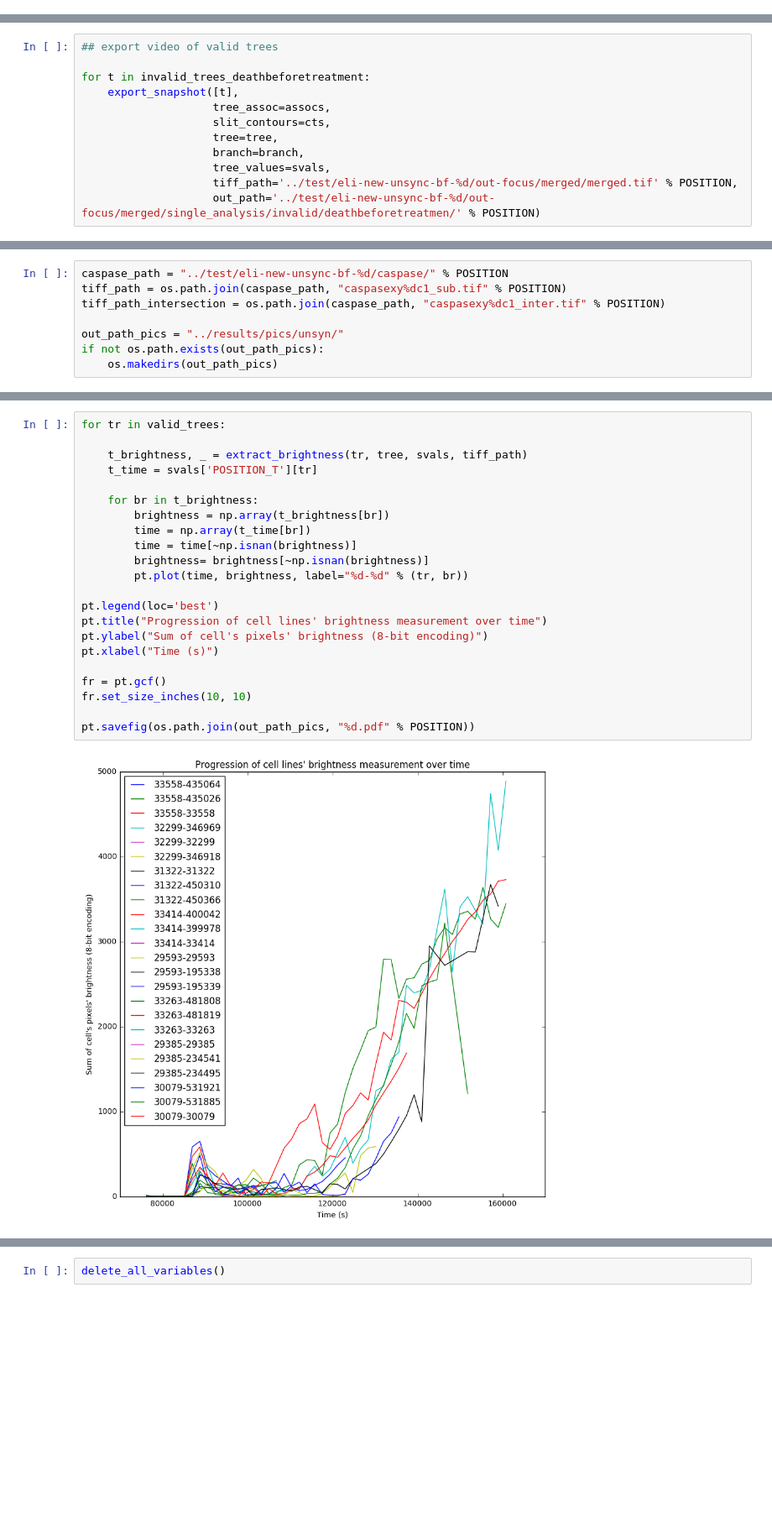
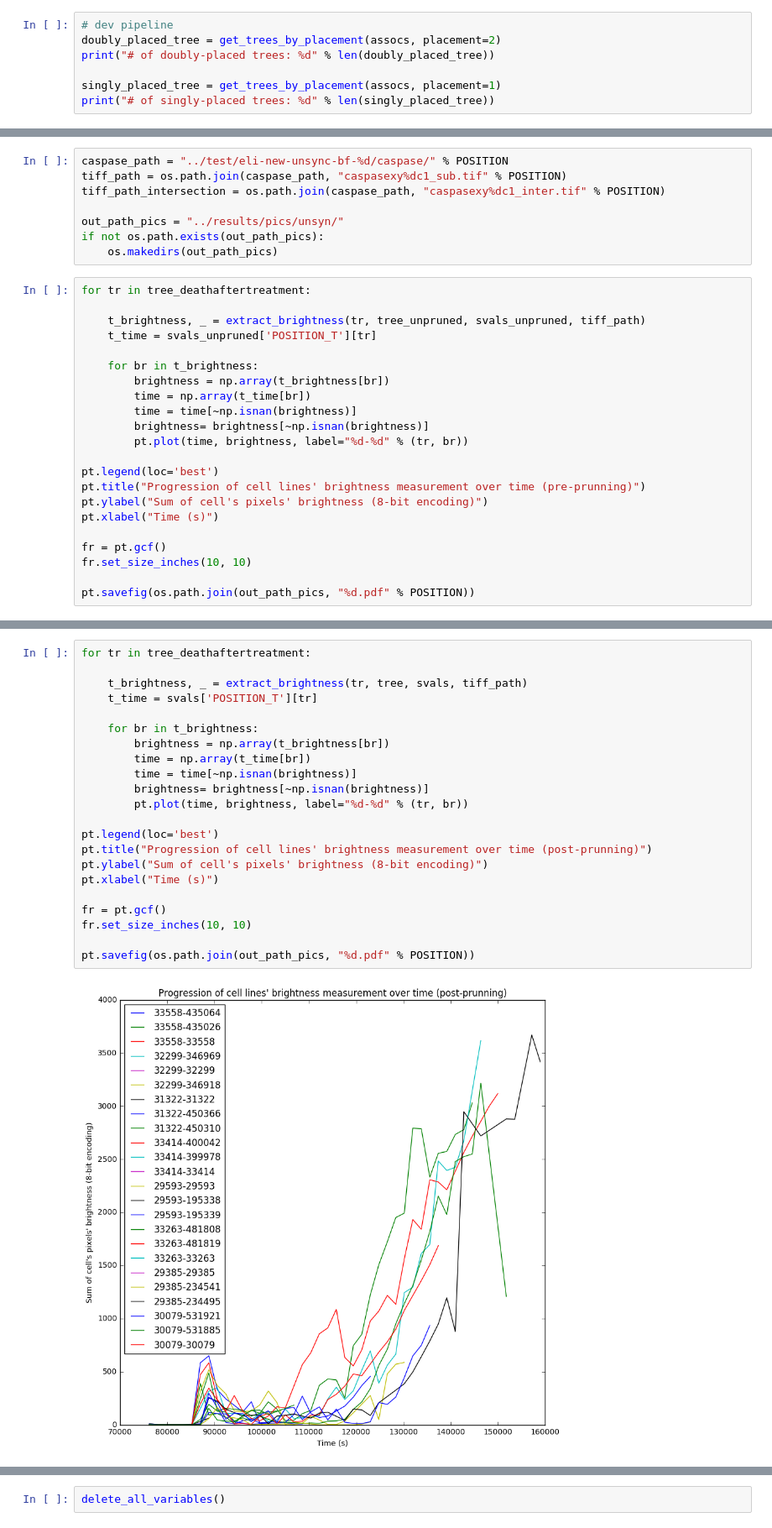
Before and after one commit to raharjaliu/MA, a Jupyter notebook: source/post_processing-40.ipynb, the cells around one changed output, grey strips where cells are left out. Shown at 84% size. Cells and saved outputs as stored; diff of their text form; blank space fills up the shorter version.

```diff
--- a/source/post_processing-40.ipynb
+++ b/source/post_processing-40.ipynb
@@ -983,0 +951,7 @@ pt.gcf().set_size_inches(10, 10)
+# %%
+# dev pipeline
+doubly_placed_tree = get_trees_by_placement(assocs, placement=2)
+print("# of doubly-placed trees: %d" % len(doubly_placed_tree))
+
+singly_placed_tree = get_trees_by_placement(assocs, placement=1)
+print("# of singly-placed trees: %d" % len(singly_placed_tree))
@@ -1283,12 +1621,0 @@ writting video to dir: ../test/eli-new-unsync-bf-40/out-focus/merged/single_anal
-# %%
-## export video of valid trees
-
-for t in invalid_trees_deathbeforetreatment:
-    export_snapshot([t],
-                    tree_assoc=assocs,
-                    slit_contours=cts,
-                    tree=tree,
-                    branch=branch,
-                    tree_values=svals,
-                    tiff_path='../test/eli-new-unsync-bf-%d/out-focus/merged/merged.tif' % POSITION,
-                    out_path='../test/eli-new-unsync-bf-%d/out-focus/merged/single_analysis/invalid/deathbeforetreatmen/' % POSITION)
@@ -1331,3 +1640,25 @@ tiff_path_intersection = os.path.join(caspase_path, "caspasexy%dc1_inter.tif" %
 out_path_pics = "../results/pics/unsyn/"
 if not os.path.exists(out_path_pics):
     os.makedirs(out_path_pics)
+# %%
+for tr in tree_deathaftertreatment:
+
+    t_brightness, _ = extract_brightness(tr, tree_unpruned, svals_unpruned, tiff_path)
+    t_time = svals_unpruned['POSITION_T'][tr]
+
+    for br in t_brightness:
+        brightness = np.array(t_brightness[br])
+        time = np.array(t_time[br])
+        time = time[~np.isnan(brightness)]
+        brightness= brightness[~np.isnan(brightness)]
+        pt.plot(time, brightness, label="%d-%d" % (tr, br))
+
+pt.legend(loc='best')
+pt.title("Progression of cell lines' brightness measurement over time (pre-prunning)")
+pt.ylabel("Sum of cell's pixels' brightness (8-bit encoding)")
+pt.xlabel("Time (s)")
+
+fr = pt.gcf()
+fr.set_size_inches(10, 10)
+
+pt.savefig(os.path.join(out_path_pics, "%d.pdf" % POSITION))
@@ -1334,24 +1667,24 @@ if not os.path.exists(out_path_pics):
 # %%
-for tr in valid_trees:
+for tr in tree_deathaftertreatment:
 
     t_brightness, _ = extract_brightness(tr, tree, svals, tiff_path)
     t_time = svals['POSITION_T'][tr]
 
     for br in t_brightness:
         brightness = np.array(t_brightness[br])
         time = np.array(t_time[br])
         time = time[~np.isnan(brightness)]
         brightness= brightness[~np.isnan(brightness)]
         pt.plot(time, brightness, label="%d-%d" % (tr, br))
 
 pt.legend(loc='best')
-pt.title("Progression of cell lines' brightness measurement over time")
+pt.title("Progression of cell lines' brightness measurement over time (post-prunning)")
 pt.ylabel("Sum of cell's pixels' brightness (8-bit encoding)")
 pt.xlabel("Time (s)")
 
 fr = pt.gcf()
 fr.set_size_inches(10, 10)
 
 pt.savefig(os.path.join(out_path_pics, "%d.pdf" % POSITION))
 # %% [output]
-[figure, old version]
+[figure, new version]
```
Also changed, not shown: parts of 64 cells of this notebook.
